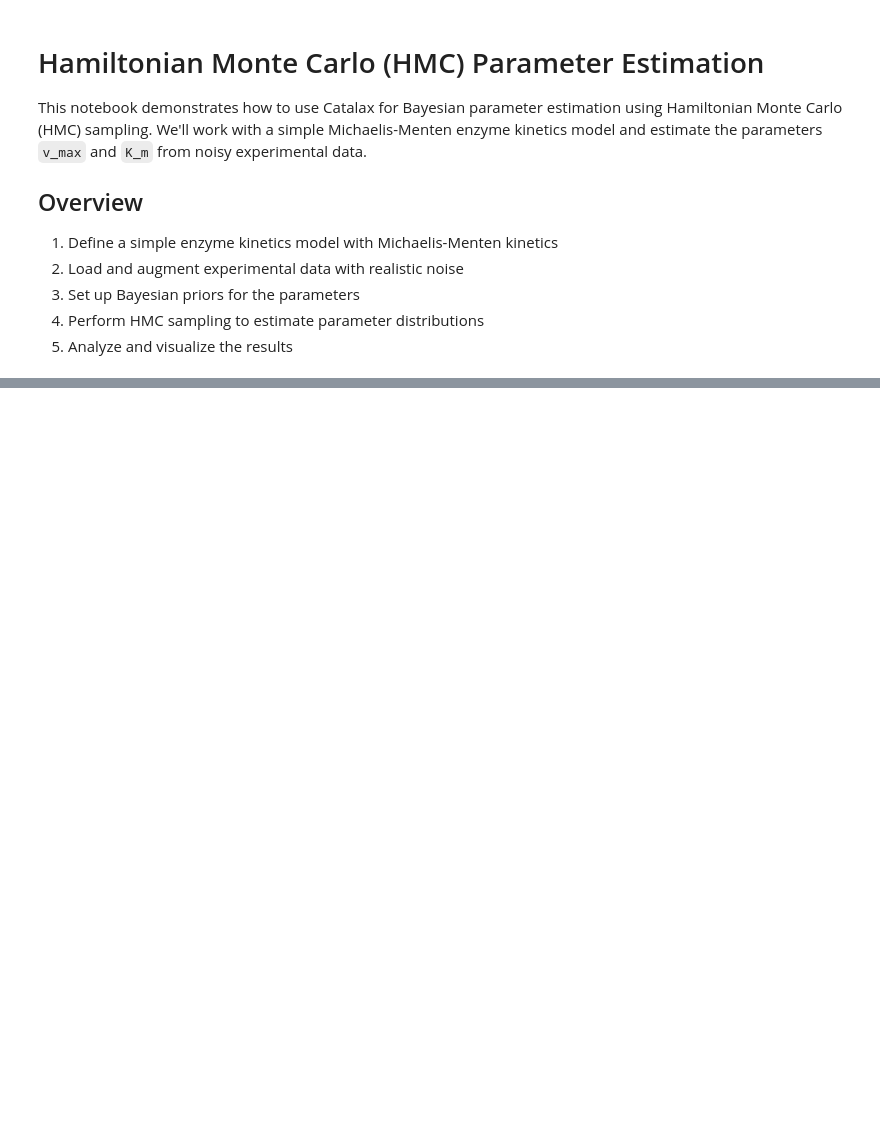
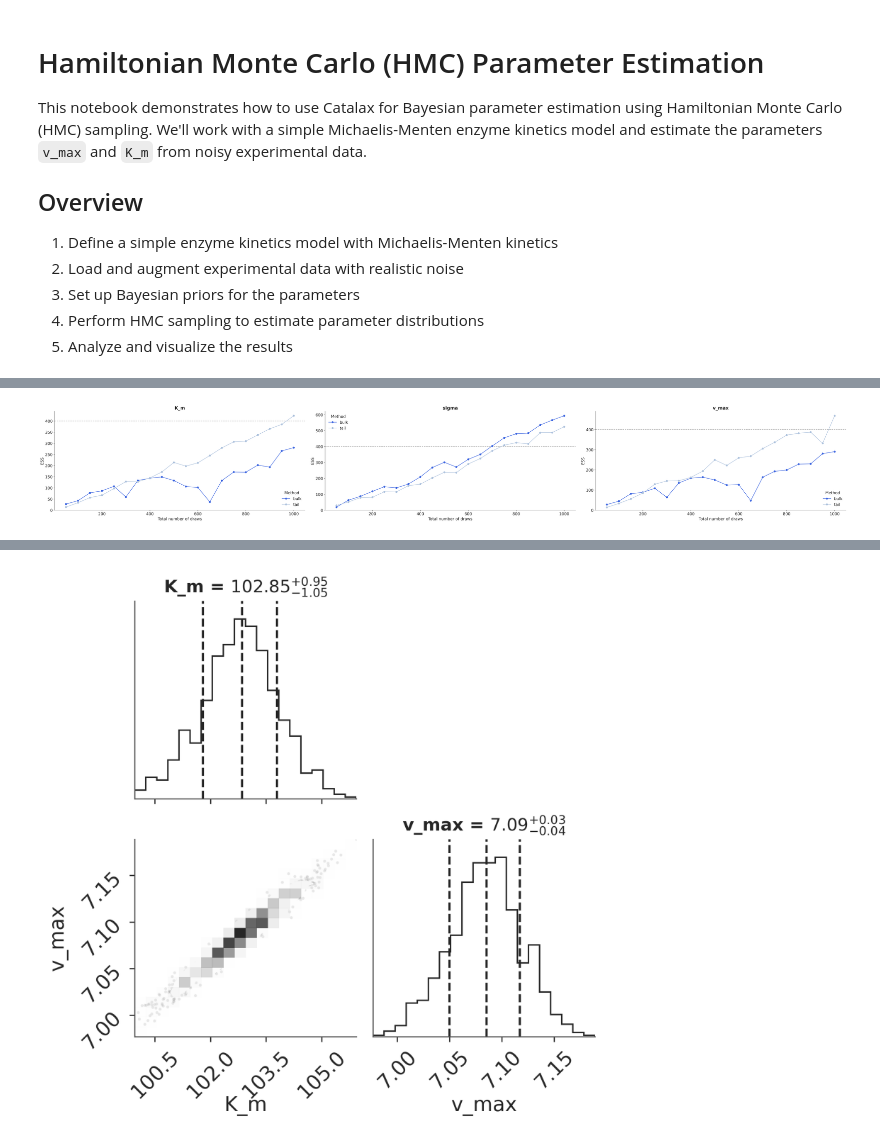
Before and after one commit to JR-1991/Catalax, a Jupyter notebook: examples/HMC.ipynb, the cells around one changed output, grey strips where cells are left out. Cells and saved outputs as stored; diff of their text form; code cells hidden in the pictures; blank space fills up the shorter version.

```diff
--- a/examples/HMC.ipynb
+++ b/examples/HMC.ipynb
@@ -68,26 +76,26 @@ f = dataset.plot(measurement_ids=[m.id for m in dataset.measurements[:4]])
 # %%
 # Define Priors
-model.parameters.v_max.prior = cmc.priors.Uniform(low=1e-6, high=200.0)
-model.parameters.K_m.prior = cmc.priors.Uniform(low=1e-6, high=1e3)
-
-model.parameters.v_max.prior
+model.parameters["v_max"].prior = cmc.priors.Uniform(low=1e-6, high=200.0)
+model.parameters["K_m"].prior = cmc.priors.Uniform(low=1e-6, high=1e3)
 
 # Save the model and its priors
 model.save("./models/", "menten_model_w_priors")
 # %%
 # Perform MCMC simulation
-config = cmc.MCMCConfig(
+hmc = cmc.HMC(
     num_warmup=1000,
     num_samples=1000,
     dt0=0.1,
     max_steps=64**4,
+    verbose=1,
 )
 
-mcmc, bayes_model = cmc.run_mcmc(
-    model=model,
-    dataset=dataset,
-    yerrs=2.0,
-    config=config,
-)
+results = hmc.run(model=model, dataset=dataset, yerrs=2.0)
+
+# Apply the median posterior to the model
+fitted_model = results.get_fitted_model()
+
+# Print the summary
+results.summary()
 # %% [output]
 🚀 Running MCMC
@@ -160,0 +108,7 @@ f = dataset.plot(
+# %%
+# Plot the trace
+results.plot_ess(show=True)
+
+# Plot the corner
+results.plot_corner(show=True)
+# %% [output]
@@ -160,0 +116 @@ f = dataset.plot(
+[figure, added]
@@ -160,0 +118 @@ f = dataset.plot(
+[figure, added]
```
Also changed, not shown: parts of 11 cells of this notebook, 7 other files.
